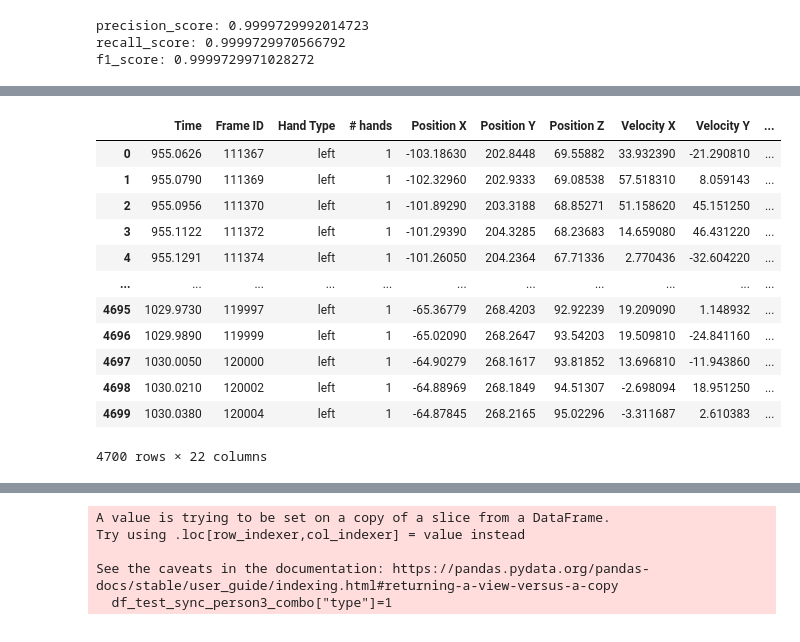
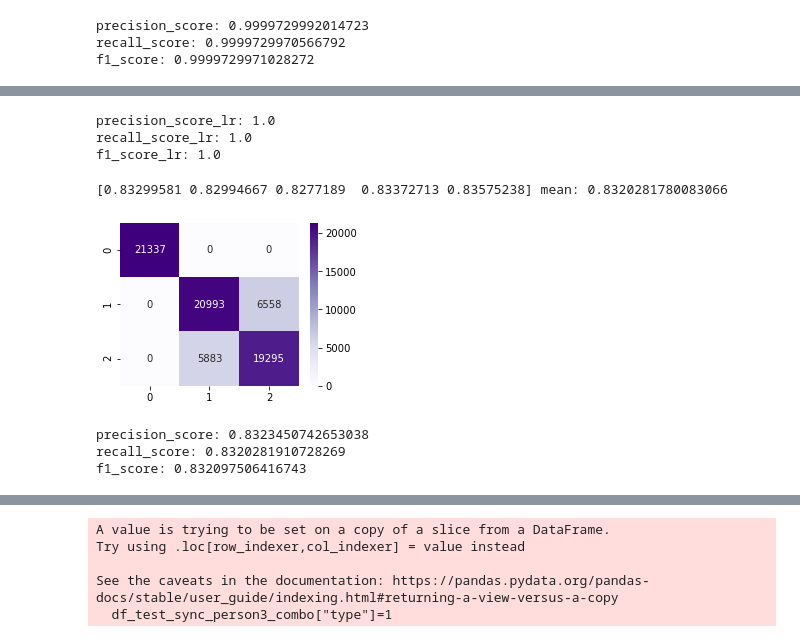
Before and after one commit to Yehudit-Brickner/data_science_end_of_year1_project, a Jupyter notebook: data science part 4.ipynb, the cells around one changed output, grey strips where cells are left out. Saved outputs shown, nothing was run; the diff lists cells and outputs as text; code cells hidden in the pictures.

```diff
--- a/data science part 4.ipynb
+++ b/data science part 4.ipynb
@@ -780,3 +745,9 @@ print("f1_score:",f1_score(train_set_y, y_pred_forest1_c,average='weighted'))
 precision_score: 0.9999729992014723
 recall_score: 0.9999729970566792
 f1_score: 0.9999729971028272
+# %%
+lr1=LogisticRegression(random_state=42)
+lr1.fit(train_set_x, train_set_y)
+y_pred_lr1=forest1.predict(test_set_x)
+accuracy_lr1=metrics.accuracy_score(test_set_y, y_pred_lr1)
+accuracy_lr1
@@ -783,3 +761,31 @@ f1_score: 0.9999729971028272
+# %%
+print("precision_score_lr:",precision_score(test_set_y, y_pred_lr1,average='weighted'))
+print("recall_score_lr:",recall_score(test_set_y, y_pred_lr1,average='weighted'))
+print("f1_score_lr:",f1_score(test_set_y, y_pred_lr1,average='weighted'))
+# %% [output]
+precision_score_lr: 1.0
+recall_score_lr: 1.0
+f1_score_lr: 1.0
+# %%
+cv_scores_lr1=cross_val_score(lr1, train_set_x, train_set_y, cv=5, scoring="accuracy")
+print(cv_scores_lr1, "mean:", np.mean(cv_scores_lr1))
+# %% [output]
+[0.83299581 0.82994667 0.8277189  0.83372713 0.83575238] mean: 0.8320281780083066
+# %%
+y_pred_lr1_c = cross_val_predict(lr1,  train_set_x, train_set_y, cv=5)
+cofussion_lr1=confusion_matrix(train_set_y, y_pred_lr1_c)
+confussion_matrix(cofussion_lr1)
+# %% [output]
+[figure, added]
+# %%
+# precision call, recalll score, f1 score
+print("precision_score:",precision_score(train_set_y, y_pred_lr1_c,average='weighted'))
+print("recall_score:",recall_score(train_set_y, y_pred_lr1_c,average='weighted'))
+print("f1_score:",f1_score(train_set_y, y_pred_lr1_c,average='weighted'))
+# %% [output]
+precision_score: 0.8323450742653038
+recall_score: 0.8320281910728269
+f1_score: 0.832097506416743
 # %%
 # importing the test data
 df_test_alone_person1=pd.read_csv(r'C:\Users\nechd\Desktop\data_science_part4\extraFiles\Validation\Itiel Lab\Itiel636770942529041679Alone.csv')
@@ -787,22 +793,6 @@ df_test_alone_person2=pd.read_csv(r'C:\Users\nechd\Desktop\data_science_part4\ex
 df_test_alone_person3=pd.read_csv(r'C:\Users\nechd\Desktop\data_science_part4\extraFiles\Validation\Oded Medina\Oded636754669540564461Alone.csv')
 
 df_hand_right=pd.read_csv(r'C:\Users\nechd\Desktop\data_science_part4\extraFiles\HandRight.csv')
-# %%
-df_test_alone_person1
-# %% [output]
-|  | Time | Frame ID | Hand Type | # hands | Position X | Position Y | Position Z | Velocity X | Velocity Y | ... |
-| 0 | 955.0626 | 111367 | left | 1 | -103.18630 | 202.8448 | 69.55882 | 33.932390 | -21.290810 | ... |
-| 1 | 955.0790 | 111369 | left | 1 | -102.32960 | 202.9333 | 69.08538 | 57.518310 | 8.059143 | ... |
-| 2 | 955.0956 | 111370 | left | 1 | -101.89290 | 203.3188 | 68.85271 | 51.158620 | 45.151250 | ... |
-| 3 | 955.1122 | 111372 | left | 1 | -101.29390 | 204.3285 | 68.23683 | 14.659080 | 46.431220 | ... |
-| 4 | 955.1291 | 111374 | left | 1 | -101.26050 | 204.2364 | 67.71336 | 2.770436 | -32.604220 | ... |
-| ... | ... | ... | ... | ... | ... | ... | ... | ... | ... | ... |
-| 4695 | 1029.9730 | 119997 | left | 1 | -65.36779 | 268.4203 | 92.92239 | 19.209090 | 1.148932 | ... |
-| 4696 | 1029.9890 | 119999 | left | 1 | -65.02090 | 268.2647 | 93.54203 | 19.509810 | -24.841160 | ... |
-| 4697 | 1030.0050 | 120000 | left | 1 | -64.90279 | 268.1617 | 93.81852 | 13.696810 | -11.943860 | ... |
-| 4698 | 1030.0210 | 120002 | left | 1 | -64.88969 | 268.1849 | 94.51307 | -2.698094 | 18.951250 | ... |
-| 4699 | 1030.0380 | 120004 | left | 1 | -64.87845 | 268.2165 | 95.02296 | -3.311687 | 2.610383 | ... |
-4700 rows × 22 columns
 # %%
 # changing the nmes for the columns in the right hand data frame
 df_hand_right=df_hand_right.set_axis(columns_right, axis='columns')
```
Also changed, not shown: parts of 53 cells of this notebook.
